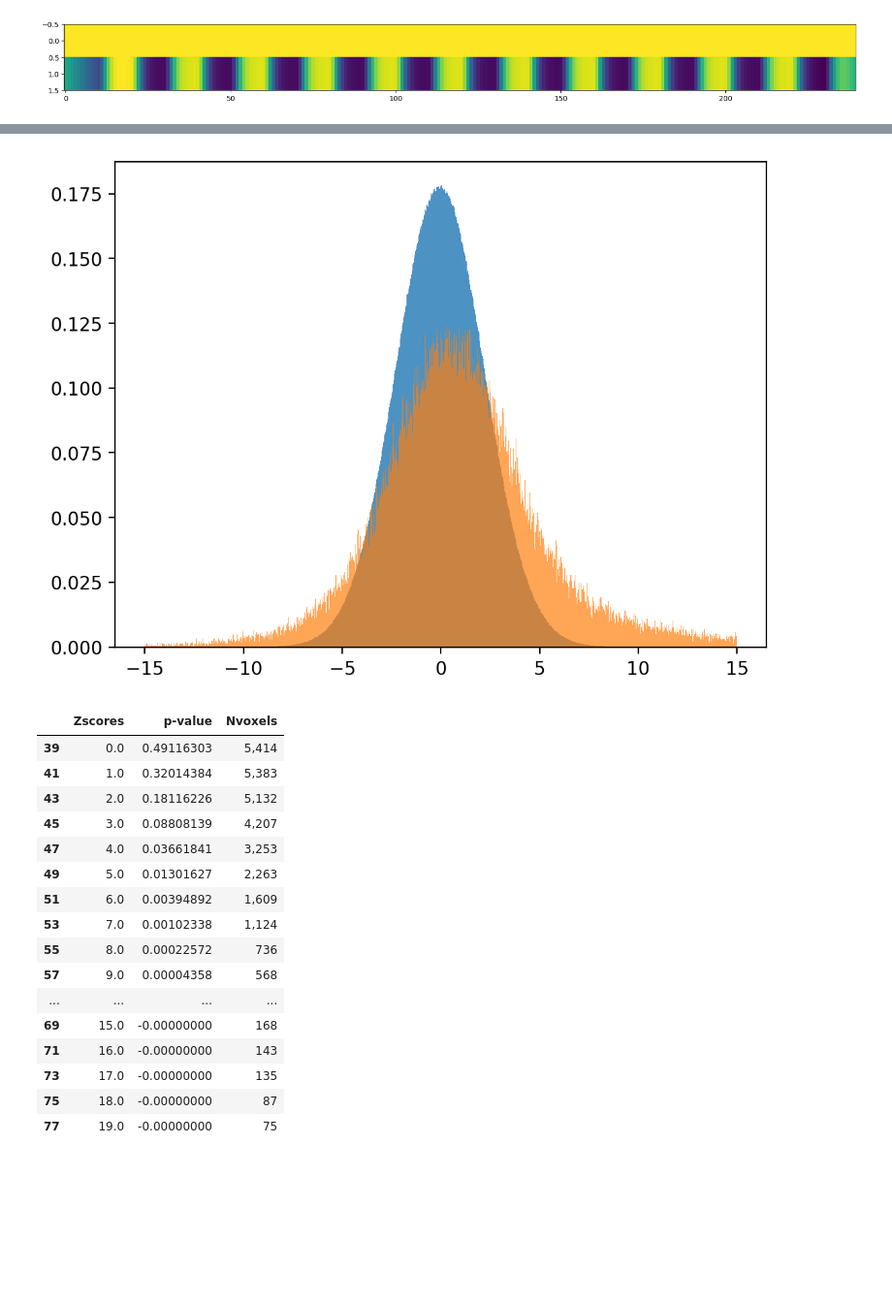
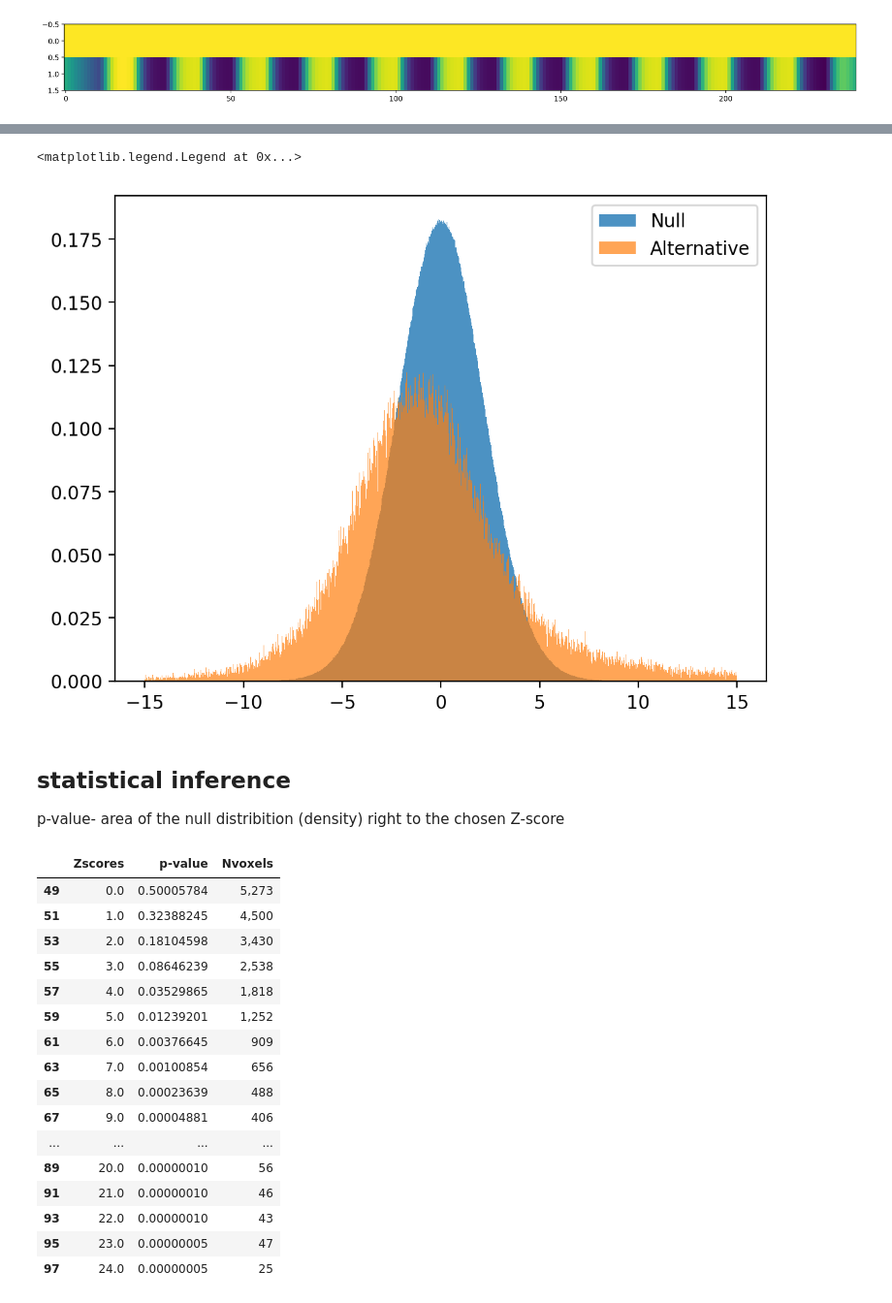
Before and after one commit to praveenivp/Blobology, a Jupyter notebook: Blobology/GLMandNULLDist.ipynb, the cells around one changed output, grey strips where cells are left out. Shown at 97% size. Cells and saved outputs as stored; diff of their text form; code cells hidden in the pictures; blank space fills up the shorter version.

```diff
--- a/Blobology/GLMandNULLDist.ipynb
+++ b/Blobology/GLMandNULLDist.ipynb
@@ -37,11 +60,12 @@ def myGLM(D,V,constrast=[0,1]):
     var=np.var(res,axis=1)
     var=var.reshape(imsz[0:-1])
     np.seterr(divide='ignore', invalid='ignore')
-    ZScores=con/np.sqrt(var)
+    ZScores=(con-np.mean(con))/np.sqrt(var)
 
     return Beta,ZScores
 beta,Zscores=myGLM(D,V)
-plt.imshow(Zscores[:,:,1]*np.float32(Zscores[:,:,1]>10))
+# plt.imshow(Zscores[:,:,1]*np.float32(Zscores[:,:,1]>10))
+plt.imshow(Zscores[:,:,5],cmap=plt.cm.hot)
 plt.colorbar()
 # %% [output]
 <matplotlib.colorbar.Colorbar at 0x...>
@@ -110,39 +130,45 @@ if 'Zscores_null' not in locals():
 
 hist=plt.hist(Zscores_null.flatten(),bins=np.linspace(-15,15,1000),density=True,label="Null",alpha=0.8)
 hist2=plt.hist(Zscores.flatten(),bins=np.linspace(-15,15,1000),density=True,label="Alternative",alpha=0.7)
+plt.legend()
 # %% [output]
+<matplotlib.legend.Legend at 0x...>
-[figure, old version]
+[figure, new version]
+# %% [markdown]
+## statistical inference
+
+p-value- area of the null distribition (density) right to the chosen Z-score
 # %%
 # generate table
 import pandas as pd
 step_size=0.5
-edges=np.arange(-20,20,step_size)
+edges=np.arange(-25,25,step_size)
 # print(edges)
 
 
 hist=np.histogram(Zscores_null.flatten(),bins=edges,density=True)
 hist2=np.histogram(Zscores.flatten(),bins=edges,density=False)
 
 data=np.array([(hist[1][1:]),1-np.cumsum(hist[0]*step_size),hist2[0]])
 df=pd.DataFrame(data.transpose(),columns=["Zscores","p-value","Nvoxels"])
 df['Nvoxels'] = df['Nvoxels'].map('{:,.0f}'.format)
 df['p-value'] = df['p-value'].map('{:,.8f}'.format)
 display(df.iloc[len(edges)//2-1:-1:2])
 # %% [output]
 |  | Zscores | p-value | Nvoxels |
-| 39 | 0.0 | 0.49116303 | 5,414 |
-| 41 | 1.0 | 0.32014384 | 5,383 |
-| 43 | 2.0 | 0.18116226 | 5,132 |
-| 45 | 3.0 | 0.08808139 | 4,207 |
-| 47 | 4.0 | 0.03661841 | 3,253 |
-| 49 | 5.0 | 0.01301627 | 2,263 |
-| 51 | 6.0 | 0.00394892 | 1,609 |
-| 53 | 7.0 | 0.00102338 | 1,124 |
-| 55 | 8.0 | 0.00022572 | 736 |
-| 57 | 9.0 | 0.00004358 | 568 |
+| 49 | 0.0 | 0.50005784 | 5,273 |
+| 51 | 1.0 | 0.32388245 | 4,500 |
+| 53 | 2.0 | 0.18104598 | 3,430 |
+| 55 | 3.0 | 0.08646239 | 2,538 |
+| 57 | 4.0 | 0.03529865 | 1,818 |
+| 59 | 5.0 | 0.01239201 | 1,252 |
+| 61 | 6.0 | 0.00376645 | 909 |
+| 63 | 7.0 | 0.00100854 | 656 |
+| 65 | 8.0 | 0.00023639 | 488 |
+| 67 | 9.0 | 0.00004881 | 406 |
 | ... | ... | ... | ... |
-| 69 | 15.0 | -0.00000000 | 168 |
-| 71 | 16.0 | -0.00000000 | 143 |
-| 73 | 17.0 | -0.00000000 | 135 |
-| 75 | 18.0 | -0.00000000 | 87 |
-| 77 | 19.0 | -0.00000000 | 75 |
+| 89 | 20.0 | 0.00000010 | 56 |
+| 91 | 21.0 | 0.00000010 | 46 |
+| 93 | 22.0 | 0.00000010 | 43 |
+| 95 | 23.0 | 0.00000005 | 47 |
+| 97 | 24.0 | 0.00000005 | 25 |
```
Also changed, not shown: parts of 7 cells of this notebook.
